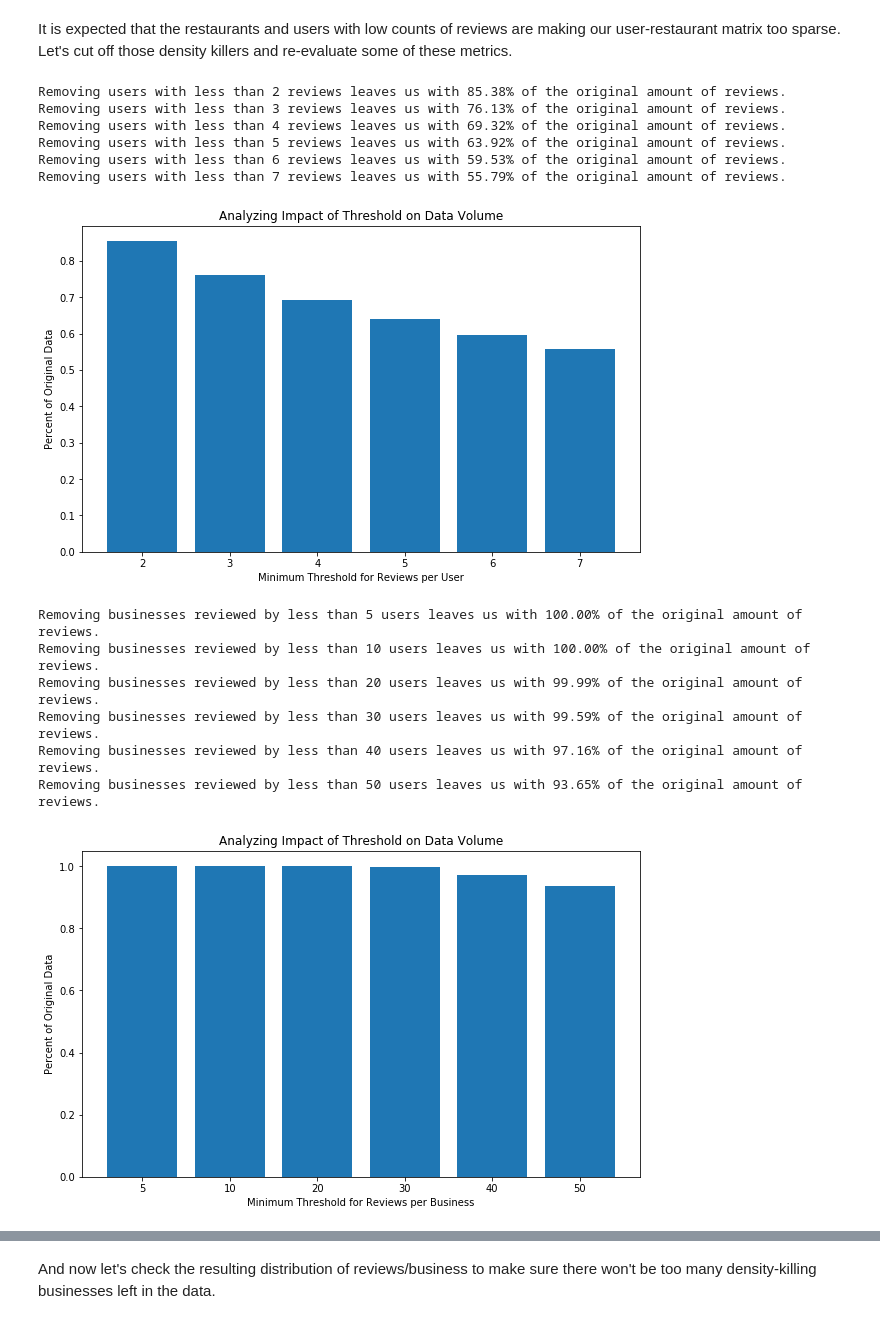
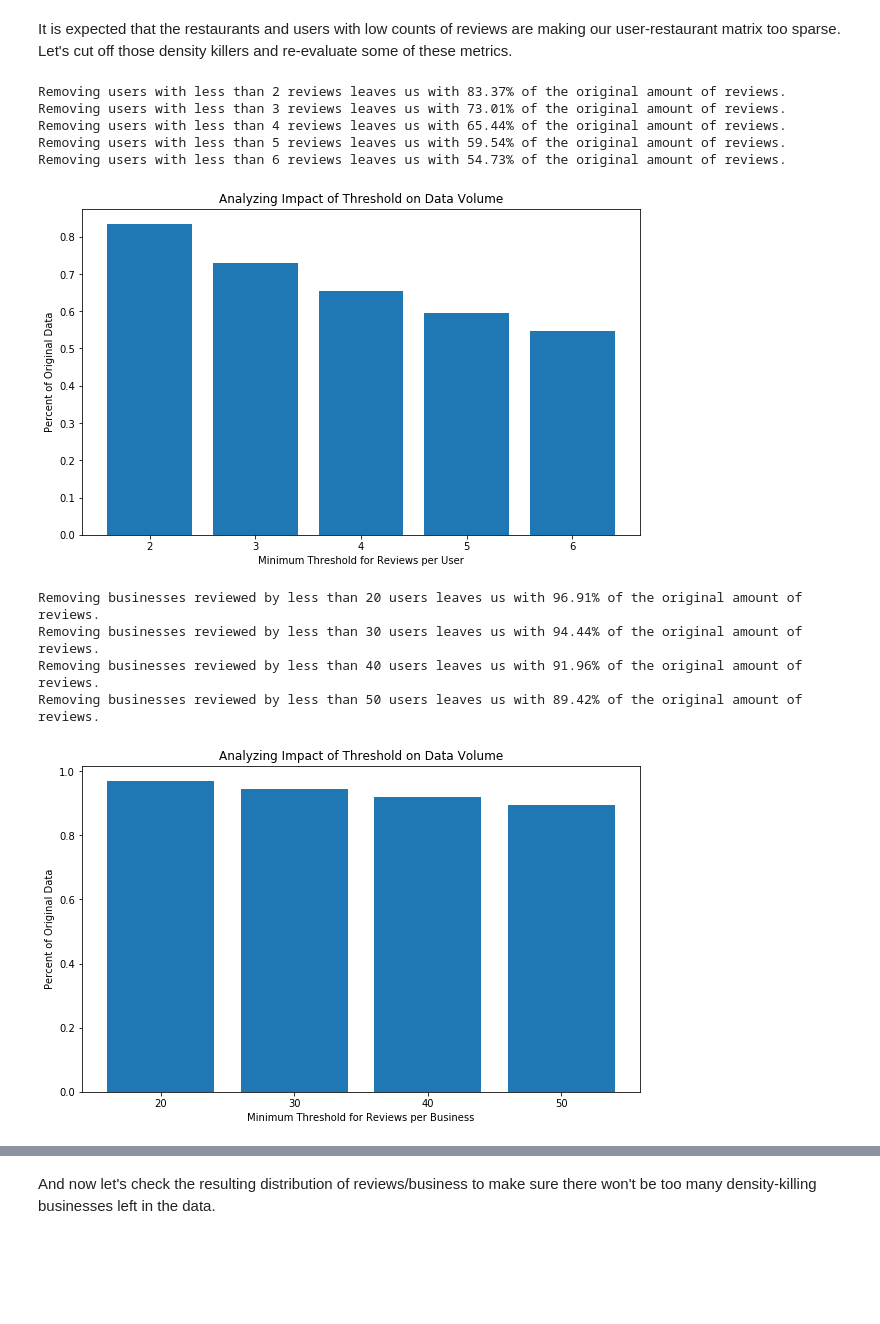
Before and after one commit to mtylerpreston/your_community_eatery, a Jupyter notebook: project_demo.ipynb, the cells around one changed output, grey strips where cells are left out. Drawn from its saved outputs; the diff is of its cells as text; code cells hidden in the pictures; blank space fills up the shorter version.

```diff
--- a/project_demo.ipynb
+++ b/project_demo.ipynb
@@ -169,8 +169,8 @@ pipe.read_data(data_dir_path='data/')
 # %%
-# Alternatively, we pickled the results from above so that
+# Alternatively, we saved the results from above so that
 # you can just load it from a file!
-# This isn't super fast, but much beter than the above.
-pipe.bus_review_df = pd.read_pickle('data/bus_review_df.pkl')
+# This isn't super fast, but much better than the above.
+pipe.bus_review_df = pd.read_json('data/bus_review_df.json', orient = 'records')
 # %% [markdown]
 # Now that we have our data, let's delve into some additional EDA
 #### At this point our data is saved in 'bus_review_df' which is an attribute of our pipe object
@@ -256,7 +256,7 @@ As it turns out, the density is not significantly affected by taking slices for
 # %% [markdown]
 It is expected that the restaurants and users with low counts of reviews are making our user-restaurant matrix too sparse. Let's cut off those density killers and re-evaluate some of these metrics.
 # %%
-thresholds = [2, 3, 4, 5, 6, 7]
+thresholds = [2, 3, 4, 5, 6]
 amount_of_data = []
 for thresh in thresholds:
     groups = pipe.bus_review_df.groupby('user_id')
@@ -269,12 +269,11 @@ for thresh in thresholds:
     amount_of_data.append(trimmed/full)
     print('Removing users with less than {} reviews leaves us with {:.2f}% of the original amount of reviews.'.format(thresh, 100*(trimmed)/full))
 # %% [output]
-Removing users with less than 2 reviews leaves us with 85.38% of the original amount of reviews.
-Removing users with less than 3 reviews leaves us with 76.13% of the original amount of reviews.
-Removing users with less than 4 reviews leaves us with 69.32% of the original amount of reviews.
-Removing users with less than 5 reviews leaves us with 63.92% of the original amount of reviews.
-Removing users with less than 6 reviews leaves us with 59.53% of the original amount of reviews.
-Removing users with less than 7 reviews leaves us with 55.79% of the original amount of reviews.
+Removing users with less than 2 reviews leaves us with 83.37% of the original amount of reviews.
+Removing users with less than 3 reviews leaves us with 73.01% of the original amount of reviews.
+Removing users with less than 4 reviews leaves us with 65.44% of the original amount of reviews.
+Removing users with less than 5 reviews leaves us with 59.54% of the original amount of reviews.
+Removing users with less than 6 reviews leaves us with 54.73% of the original amount of reviews.
 # %%
 fig, ax = plt.subplots(figsize = (10, 6))
 plt.bar(thresholds, amount_of_data)
@@ -282,9 +281,9 @@ ax.set_title('Analyzing Impact of Threshold on Data Volume')
 ax.set_ylabel('Percent of Original Data')
 _ = ax.set_xlabel('Minimum Threshold for Reviews per User')
 # %% [output]
-[figure, old version]
+[figure, new version]
 # %%
-thresholds = [5, 10, 20, 30, 40, 50]
+thresholds = [20, 30, 40, 50]
 amount_of_data = []
 for thresh in thresholds:
     groups = pipe.bus_review_df.groupby('business_id')
@@ -297,20 +296,18 @@ for thresh in thresholds:
     amount_of_data.append(trimmed/full)
     print('Removing businesses reviewed by less than {} users leaves us with {:.2f}% of the original amount of reviews.'.format(thresh, 100*(trimmed)/full))
 # %% [output]
-Removing businesses reviewed by less than 5 users leaves us with 100.00% of the original amount of reviews.
-Removing businesses reviewed by less than 10 users leaves us with 100.00% of the original amount of reviews.
-Removing businesses reviewed by less than 20 users leaves us with 99.99% of the original amount of reviews.
-Removing businesses reviewed by less than 30 users leaves us with 99.59% of the original amount of reviews.
-Removing businesses reviewed by less than 40 users leaves us with 97.16% of the original amount of reviews.
-Removing businesses reviewed by less than 50 users leaves us with 93.65% of the original amount of reviews.
+Removing businesses reviewed by less than 20 users leaves us with 96.91% of the original amount of reviews.
+Removing businesses reviewed by less than 30 users leaves us with 94.44% of the original amount of reviews.
+Removing businesses reviewed by less than 40 users leaves us with 91.96% of the original amount of reviews.
+Removing businesses reviewed by less than 50 users leaves us with 89.42% of the original amount of reviews.
 # %%
 fig, ax = plt.subplots(figsize = (10, 6))
-plt.bar([1, 2, 3, 4, 5, 6], amount_of_data, tick_label = thresholds)
+plt.bar([1, 2, 3, 4], amount_of_data, tick_label = thresholds)
 ax.set_title('Analyzing Impact of Threshold on Data Volume')
 ax.set_ylabel('Percent of Original Data')
 _ = ax.set_xlabel('Minimum Threshold for Reviews per Business')
 # %% [output]
-[figure, old version]
+[figure, new version]
 # %% [markdown]
 ### Based on these results, we are selecting based on the following:
 * Clip users with less than 4 reviews
```
Also changed, not shown: parts of 26 cells of this notebook, 15 other files.
